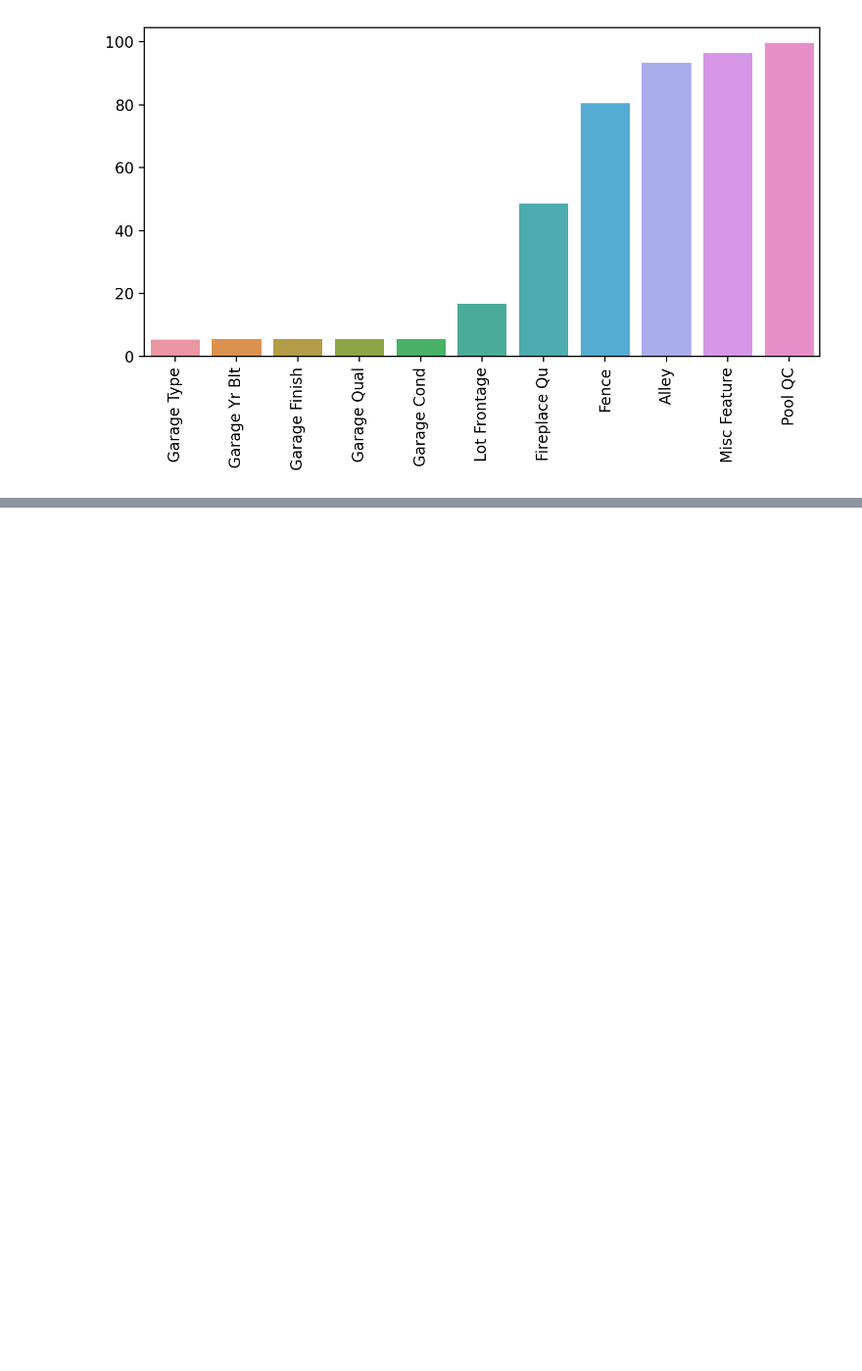
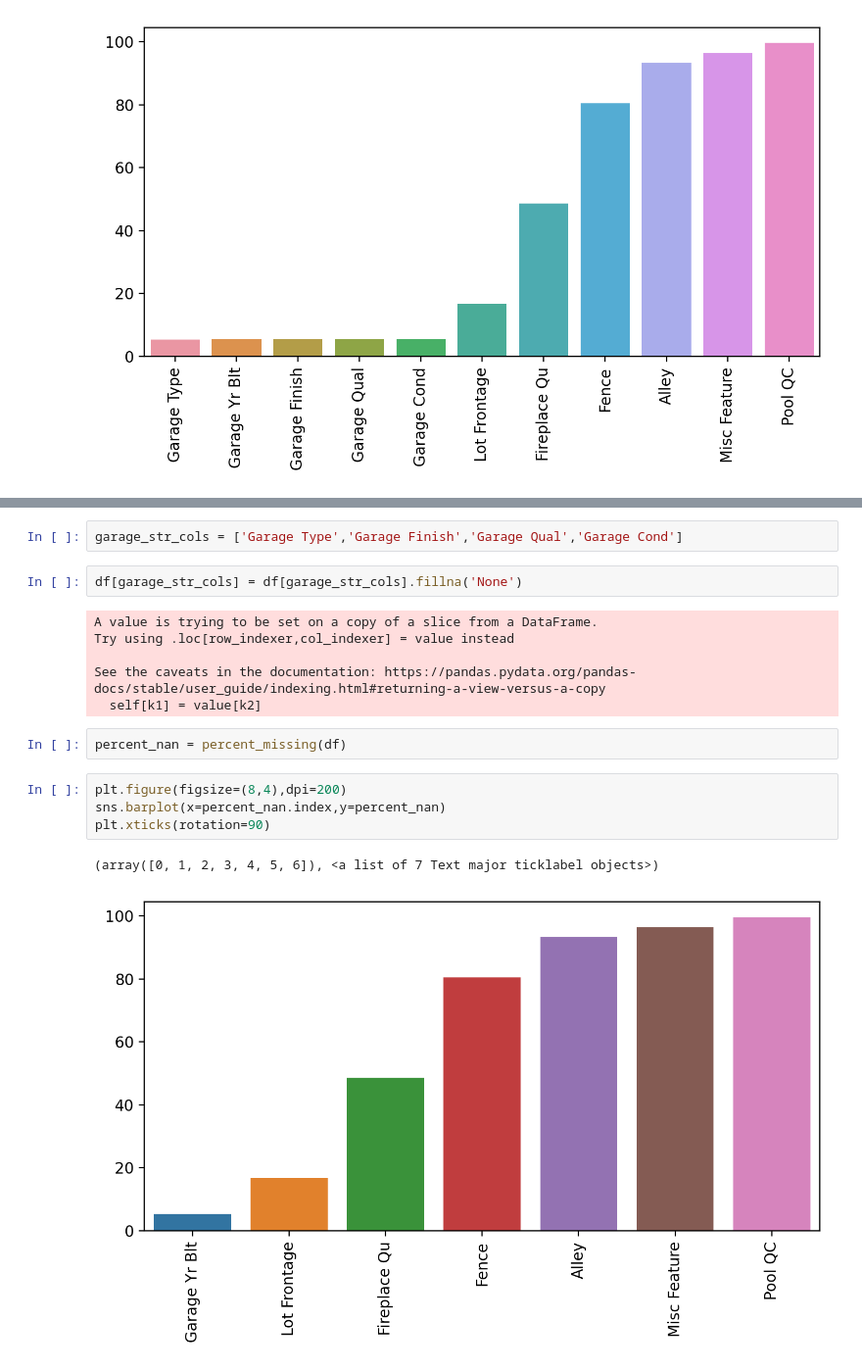
Before and after one commit to Costigun/DS, a Jupyter notebook: house_predict_project/WorkWithMissingData1.ipynb, the cells around one changed output, grey strips where cells are left out. Shown at 98% size. Saved outputs shown, nothing was run; the diff lists cells and outputs as text; blank space fills up the shorter version.

Commit message:
work on missing data: remove,fill

```diff
--- a/house_predict_project/WorkWithMissingData1.ipynb
+++ b/house_predict_project/WorkWithMissingData1.ipynb
@@ -182,0 +204,19 @@ plt.xticks(rotation=90)
+# %%
+garage_str_cols = ['Garage Type','Garage Finish','Garage Qual','Garage Cond']
+# %%
+df[garage_str_cols] = df[garage_str_cols].fillna('None')
+# %% [output]
+A value is trying to be set on a copy of a slice from a DataFrame.
+Try using .loc[row_indexer,col_indexer] = value instead
+
+See the caveats in the documentation: https://pandas.pydata.org/pandas-docs/stable/user_guide/indexing.html#returning-a-view-versus-a-copy
+  self[k1] = value[k2]
+# %%
+percent_nan = percent_missing(df)
+# %%
+plt.figure(figsize=(8,4),dpi=200)
+sns.barplot(x=percent_nan.index,y=percent_nan)
+plt.xticks(rotation=90)
+# %% [output]
+(array([0, 1, 2, 3, 4, 5, 6]), <a list of 7 Text major ticklabel objects>)
+[figure, added]
```
Also changed, not shown: parts of 15 cells of this notebook.
